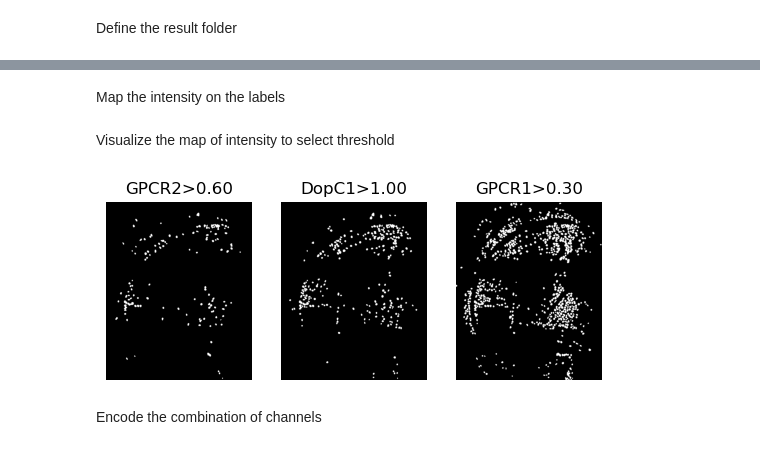
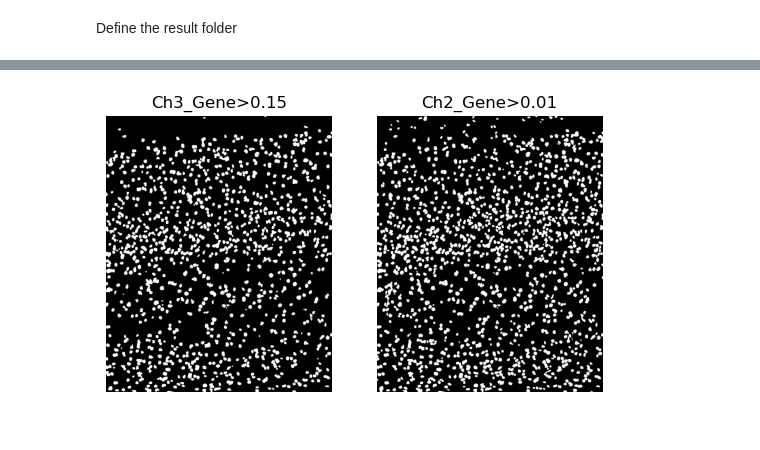
Before and after one commit to jboulanger/fish-octopus, a Jupyter notebook: 4_Visualization.ipynb, the cells around one changed output, grey strips where cells are left out. Drawn from its saved outputs; the diff is of its cells as text; code cells hidden in the pictures.

```diff
--- a/4_Visualization.ipynb
+++ b/4_Visualization.ipynb
@@ -349,27 +346,21 @@ df = pd.read_csv(get_files(dstdir, row, "measurements"), index_col=0)
 df = pd.DataFrame(df.to_records())
 
 channels = get_measurement_channels(df)
-# %% [markdown]
-Map the intensity on the labels
 # %%
 cell_intensity = map_intensity(labels, df, channels)
-# %% [markdown]
-Visualize the map of intensity to select threshold
 # %%
 # default thresholds
-thresholds = {c: df[c].median() + 0.5 * madstd(df[c]) for c in channels}
+#thresholds = {c: df[c].median() + 0.5 * madstd(df[c]) for c in channels}
 # custom threshold
-thresholds = {"GPCR1": 0.3, "GPCR2": 0.6, "DopC1": 1}
+thresholds = {"Ch3_Gene": 0.15, "Ch2_Gene": 0.01}
 
 
 fig, ax = plt.subplots(1, len(channels))
 for k, ch in enumerate(channels):
     ax[k].imshow(
         cell_intensity[k, cell_intensity.shape[1] // 2] > thresholds[ch], cmap="gray"
     )
     ax[k].set_axis_off()
     ax[k].set_title(f"{ch}>{thresholds[ch]:.2f}")
 # %% [output]
-[figure, old version]
+[figure, new version]
-# %% [markdown]
-Encode the combination of channels
```
Also changed, not shown: parts of 55 cells of this notebook, 3 other files.
